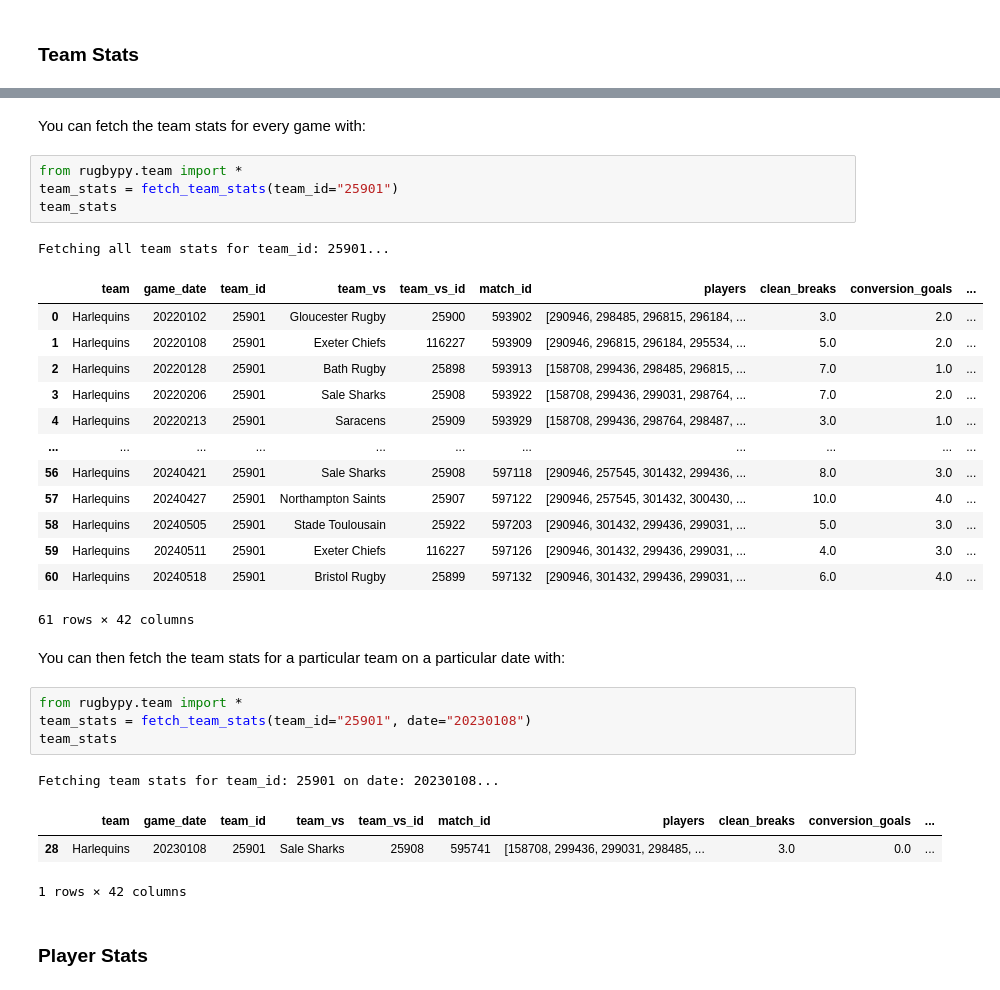
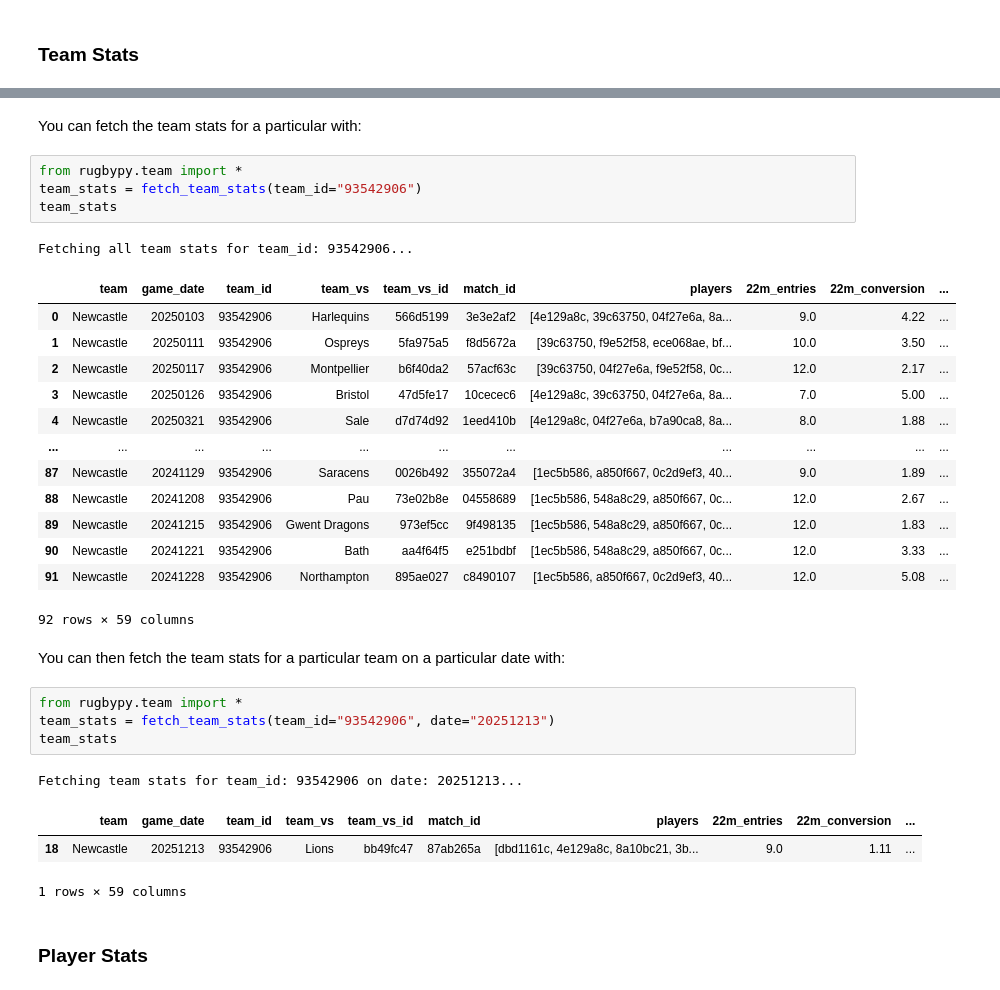
Before and after one commit to seanyboi/rugbypy, a Jupyter notebook: nbs/index.ipynb, the cells around one changed output, grey strips where cells are left out. Drawn from its saved outputs; the diff is of its cells as text.

```diff
--- a/nbs/index.ipynb
+++ b/nbs/index.ipynb
@@ -57,35 +113,35 @@ Fetching match details for match_id:595735...
 # %% [markdown]
-You can fetch the team stats for every game with:
+You can fetch the team stats for a particular with:
 # %%
 from rugbypy.team import *
-team_stats = fetch_team_stats(team_id="25901")
+team_stats = fetch_team_stats(team_id="93542906")
 team_stats
 # %% [output]
-Fetching all team stats for team_id: 25901...
+Fetching all team stats for team_id: 93542906...
-|  | team | game_date | team_id | team_vs | team_vs_id | match_id | players | clean_breaks | conversion_goals | ... |
-| 0 | Harlequins | 20220102 | 25901 | Gloucester Rugby | 25900 | 593902 | [290946, 298485, 296815, 296184, ... | 3.0 | 2.0 | ... |
-| 1 | Harlequins | 20220108 | 25901 | Exeter Chiefs | 116227 | 593909 | [290946, 296815, 296184, 295534, ... | 5.0 | 2.0 | ... |
-| 2 | Harlequins | 20220128 | 25901 | Bath Rugby | 25898 | 593913 | [158708, 299436, 298485, 296815, ... | 7.0 | 1.0 | ... |
-| 3 | Harlequins | 20220206 | 25901 | Sale Sharks | 25908 | 593922 | [158708, 299436, 299031, 298764, ... | 7.0 | 2.0 | ... |
-| 4 | Harlequins | 20220213 | 25901 | Saracens | 25909 | 593929 | [158708, 299436, 298764, 298487, ... | 3.0 | 1.0 | ... |
+|  | team | game_date | team_id | team_vs | team_vs_id | match_id | players | 22m_entries | 22m_conversion | ... |
+| 0 | Newcastle | 20250103 | 93542906 | Harlequins | 566d5199 | 3e3e2af2 | [4e129a8c, 39c63750, 04f27e6a, 8a... | 9.0 | 4.22 | ... |
+| 1 | Newcastle | 20250111 | 93542906 | Ospreys | 5fa975a5 | f8d5672a | [39c63750, f9e52f58, ece068ae, bf... | 10.0 | 3.50 | ... |
+| 2 | Newcastle | 20250117 | 93542906 | Montpellier | b6f40da2 | 57acf63c | [39c63750, 04f27e6a, f9e52f58, 0c... | 12.0 | 2.17 | ... |
+| 3 | Newcastle | 20250126 | 93542906 | Bristol | 47d5fe17 | 10cecec6 | [4e129a8c, 39c63750, 04f27e6a, 8a... | 7.0 | 5.00 | ... |
+| 4 | Newcastle | 20250321 | 93542906 | Sale | d7d74d92 | 1eed410b | [4e129a8c, 04f27e6a, b7a90ca8, 8a... | 8.0 | 1.88 | ... |
 | ... | ... | ... | ... | ... | ... | ... | ... | ... | ... | ... |
-| 56 | Harlequins | 20240421 | 25901 | Sale Sharks | 25908 | 597118 | [290946, 257545, 301432, 299436, ... | 8.0 | 3.0 | ... |
-| 57 | Harlequins | 20240427 | 25901 | Northampton Saints | 25907 | 597122 | [290946, 257545, 301432, 300430, ... | 10.0 | 4.0 | ... |
-| 58 | Harlequins | 20240505 | 25901 | Stade Toulousain | 25922 | 597203 | [290946, 301432, 299436, 299031, ... | 5.0 | 3.0 | ... |
-| 59 | Harlequins | 20240511 | 25901 | Exeter Chiefs | 116227 | 597126 | [290946, 301432, 299436, 299031, ... | 4.0 | 3.0 | ... |
-| 60 | Harlequins | 20240518 | 25901 | Bristol Rugby | 25899 | 597132 | [290946, 301432, 299436, 299031, ... | 6.0 | 4.0 | ... |
+| 87 | Newcastle | 20241129 | 93542906 | Saracens | 0026b492 | 355072a4 | [1ec5b586, a850f667, 0c2d9ef3, 40... | 9.0 | 1.89 | ... |
+| 88 | Newcastle | 20241208 | 93542906 | Pau | 73e02b8e | 04558689 | [1ec5b586, 548a8c29, a850f667, 0c... | 12.0 | 2.67 | ... |
+| 89 | Newcastle | 20241215 | 93542906 | Gwent Dragons | 973ef5cc | 9f498135 | [1ec5b586, 548a8c29, a850f667, 0c... | 12.0 | 1.83 | ... |
+| 90 | Newcastle | 20241221 | 93542906 | Bath | aa4f64f5 | e251bdbf | [1ec5b586, 548a8c29, a850f667, 0c... | 12.0 | 3.33 | ... |
+| 91 | Newcastle | 20241228 | 93542906 | Northampton | 895ae027 | c8490107 | [1ec5b586, a850f667, 0c2d9ef3, 40... | 12.0 | 5.08 | ... |
-61 rows × 42 columns
+92 rows × 59 columns
 # %% [markdown]
 You can then fetch the team stats for a particular team on a particular date with:
 # %%
 from rugbypy.team import *
-team_stats = fetch_team_stats(team_id="25901", date="20230108")
+team_stats = fetch_team_stats(team_id="93542906", date="20251213")
 team_stats
 # %% [output]
-Fetching team stats for team_id: 25901 on date: 20230108...
+Fetching team stats for team_id: 93542906 on date: 20251213...
-|  | team | game_date | team_id | team_vs | team_vs_id | match_id | players | clean_breaks | conversion_goals | ... |
-| 28 | Harlequins | 20230108 | 25901 | Sale Sharks | 25908 | 595741 | [158708, 299436, 299031, 298485, ... | 3.0 | 0.0 | ... |
+|  | team | game_date | team_id | team_vs | team_vs_id | match_id | players | 22m_entries | 22m_conversion | ... |
+| 18 | Newcastle | 20251213 | 93542906 | Lions | bb49fc47 | 87ab265a | [dbd1161c, 4e129a8c, 8a10bc21, 3b... | 9.0 | 1.11 | ... |
-1 rows × 42 columns
+1 rows × 59 columns
 # %% [markdown]
 ### Player Stats
 # %% [markdown]
```
Also changed, not shown: parts of 26 cells of this notebook, 19 other files.
